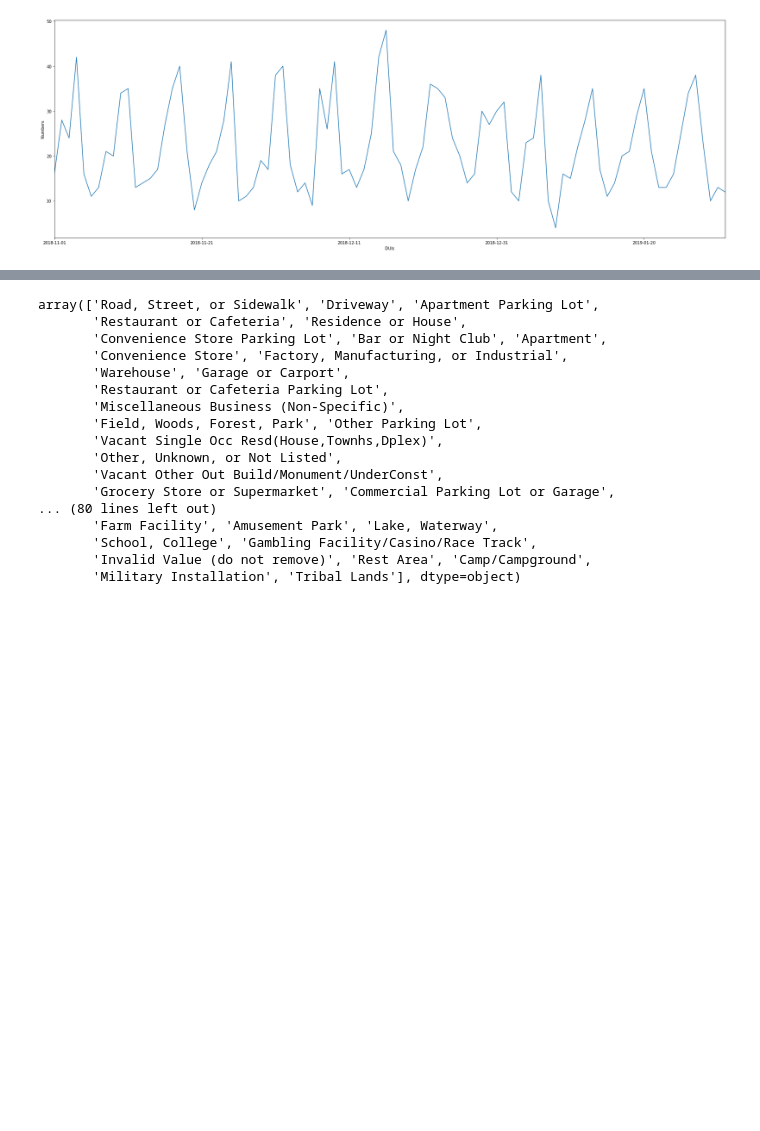
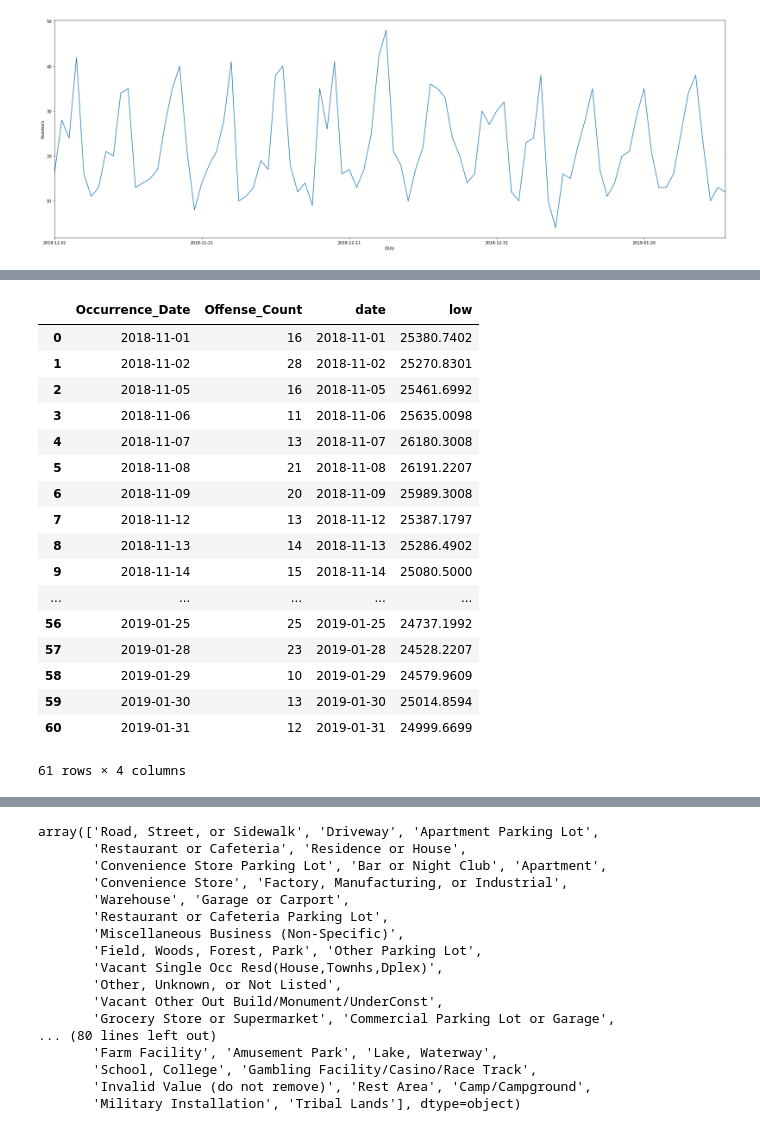
Before and after one commit to OzkarAgoz/Project1, a Jupyter notebook: OzkarHPD/ProjectHPD_OZKAR.ipynb, the cells around one changed output, grey strips where cells are left out. Cells and saved outputs as stored; diff of their text form; code cells hidden in the pictures; blank space fills up the shorter version.

Commit message:
Added API data

```diff
--- a/OzkarHPD/ProjectHPD_OZKAR.ipynb
+++ b/OzkarHPD/ProjectHPD_OZKAR.ipynb
@@ -75,0 +89,10 @@ plt.show()
+# %%
+daily_time_series = response_json['Time Series (Daily)']
+
+daily_lows = defaultdict(list)
+for day, day_data in daily_time_series.items():
+    daily_lows['date'].append(datetime.strptime(day, '%Y-%m-%d'))
+    daily_lows['low'].append(day_data['4. close'])
+
+dts_df = pd.DataFrame(daily_lows)
+dts_df.head()
@@ -75,0 +144,22 @@ plt.show()
+# %%
+dui_msft_merged = dui_df.merge(interval_df, left_on=['Occurrence_Date'], right_on=['date'], how='right')
+dui_msft_merged
+# %% [output]
+|  | Occurrence_Date | Offense_Count | date | low |
+| 0 | 2018-11-01 | 16 | 2018-11-01 | 25380.7402 |
+| 1 | 2018-11-02 | 28 | 2018-11-02 | 25270.8301 |
+| 2 | 2018-11-05 | 16 | 2018-11-05 | 25461.6992 |
+| 3 | 2018-11-06 | 11 | 2018-11-06 | 25635.0098 |
+| 4 | 2018-11-07 | 13 | 2018-11-07 | 26180.3008 |
+| 5 | 2018-11-08 | 21 | 2018-11-08 | 26191.2207 |
+| 6 | 2018-11-09 | 20 | 2018-11-09 | 25989.3008 |
+| 7 | 2018-11-12 | 13 | 2018-11-12 | 25387.1797 |
+| 8 | 2018-11-13 | 14 | 2018-11-13 | 25286.4902 |
+| 9 | 2018-11-14 | 15 | 2018-11-14 | 25080.5000 |
+| ... | ... | ... | ... | ... |
+| 56 | 2019-01-25 | 25 | 2019-01-25 | 24737.1992 |
+| 57 | 2019-01-28 | 23 | 2019-01-28 | 24528.2207 |
+| 58 | 2019-01-29 | 10 | 2019-01-29 | 24579.9609 |
+| 59 | 2019-01-30 | 13 | 2019-01-30 | 25014.8594 |
+| 60 | 2019-01-31 | 12 | 2019-01-31 | 24999.6699 |
+61 rows × 4 columns
```
Also changed, not shown: parts of 11 cells of this notebook, 5 other files.
